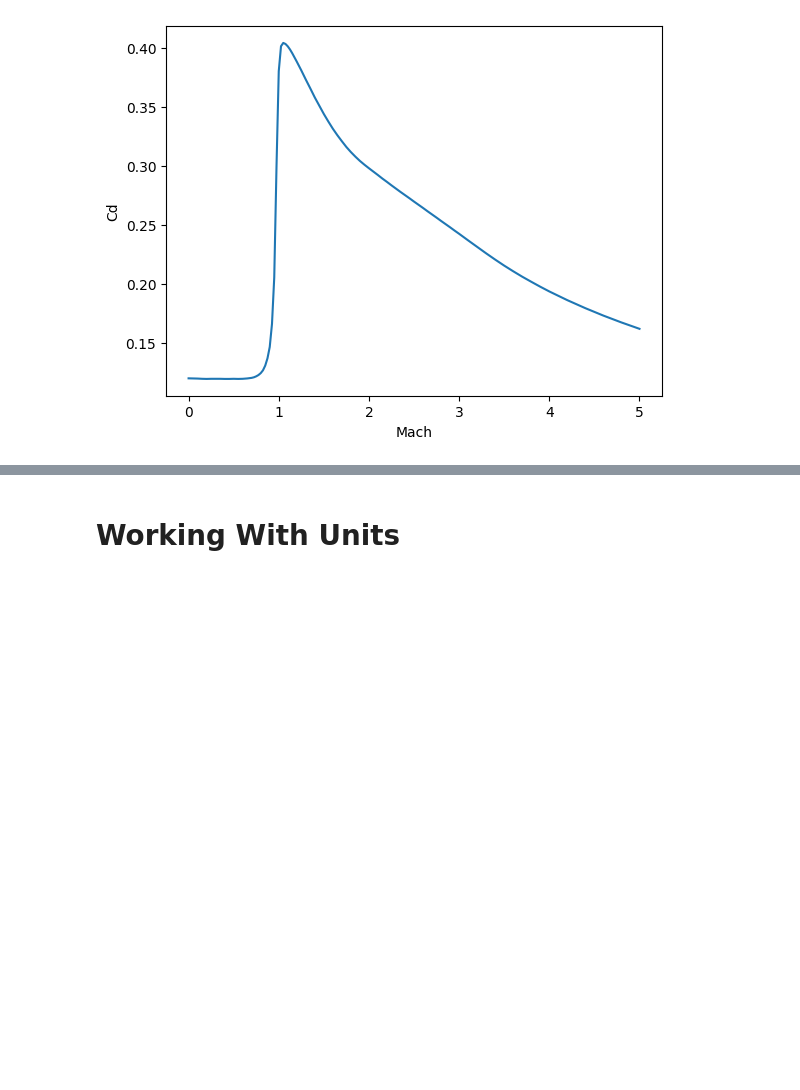
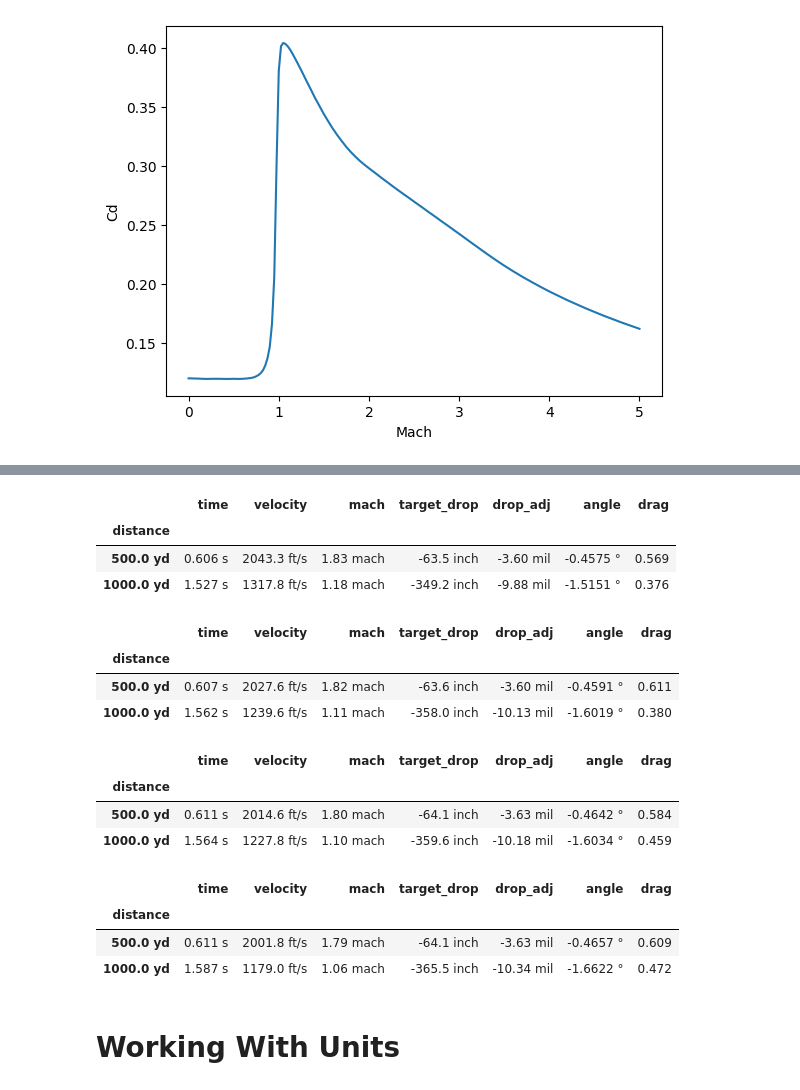
Before and after one commit to o-murphy/py-ballisticcalc, a Jupyter notebook: Example.ipynb, the cells around one changed output, grey strips where cells are left out. Cells and saved outputs as stored; diff of their text form; code cells hidden in the pictures; blank space fills up the shorter version.

```diff
--- a/Example.ipynb
+++ b/Example.ipynb
@@ -240,3 +262,30 @@ plt.show()
+# %%
+Set.Units.distance = Unit.Yard
+Set.Units.velocity = Unit.FPS
+Set.Units.drop = Unit.Inch
+
+for dm in [dm1, dm2, dm3, dm4]:
+    zero = Shot(weapon=Weapon(sight_height=2), ammo=Ammo(dm, mv=Velocity.FPS(3000)))
+    calc = Calculator()
+    shot_result = calc.fire(zero, trajectory_range=1000, trajectory_step=500)
+    display(shot_result.dataframe(True).drop(['height', 'look_distance', 'density_factor', 'windage', 'windage_adj', 'energy', 'ogw', 'flag'], axis=1).set_index('distance')[1:])
+# %% [output]
+|  | time | velocity | mach | target_drop | drop_adj | angle | drag |
+| distance |  |  |  |  |  |  |  |
+| 500.0 yd | 0.606 s | 2043.3 ft/s | 1.83 mach | -63.5 inch | -3.60 mil | -0.4575 ° | 0.569 |
+| 1000.0 yd | 1.527 s | 1317.8 ft/s | 1.18 mach | -349.2 inch | -9.88 mil | -1.5151 ° | 0.376 |
+|  | time | velocity | mach | target_drop | drop_adj | angle | drag |
+| distance |  |  |  |  |  |  |  |
+| 500.0 yd | 0.607 s | 2027.6 ft/s | 1.82 mach | -63.6 inch | -3.60 mil | -0.4591 ° | 0.611 |
+| 1000.0 yd | 1.562 s | 1239.6 ft/s | 1.11 mach | -358.0 inch | -10.13 mil | -1.6019 ° | 0.380 |
+|  | time | velocity | mach | target_drop | drop_adj | angle | drag |
+| distance |  |  |  |  |  |  |  |
+| 500.0 yd | 0.611 s | 2014.6 ft/s | 1.80 mach | -64.1 inch | -3.63 mil | -0.4642 ° | 0.584 |
+| 1000.0 yd | 1.564 s | 1227.8 ft/s | 1.10 mach | -359.6 inch | -10.18 mil | -1.6034 ° | 0.459 |
+|  | time | velocity | mach | target_drop | drop_adj | angle | drag |
+| distance |  |  |  |  |  |  |  |
+| 500.0 yd | 0.611 s | 2001.8 ft/s | 1.79 mach | -64.1 inch | -3.63 mil | -0.4657 ° | 0.609 |
+| 1000.0 yd | 1.587 s | 1179.0 ft/s | 1.06 mach | -365.5 inch | -10.34 mil | -1.6622 ° | 0.472 |
 # %% [markdown]
 # Working With Units
 # %%
```
Also changed, not shown: parts of 3 cells of this notebook, 10 other files.
